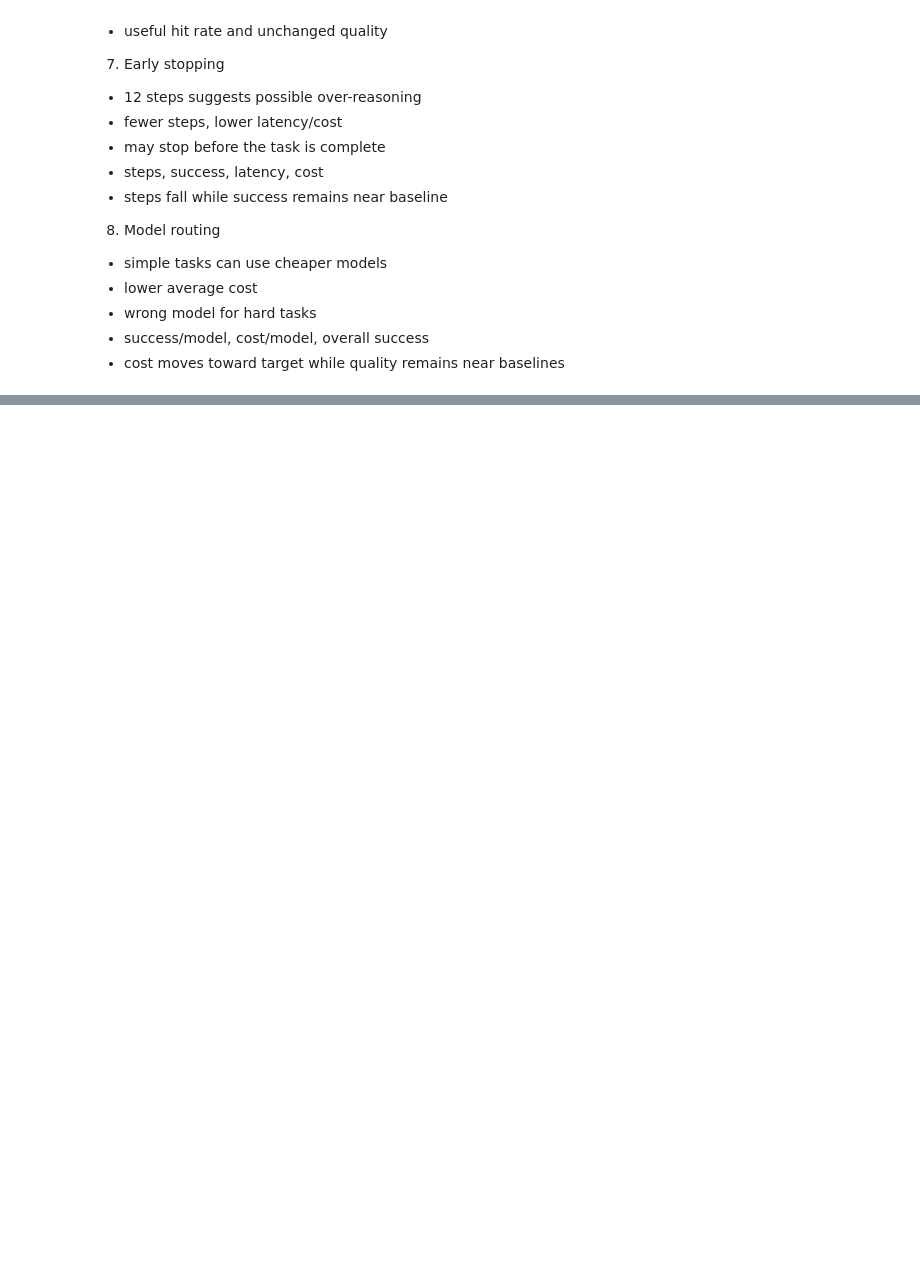
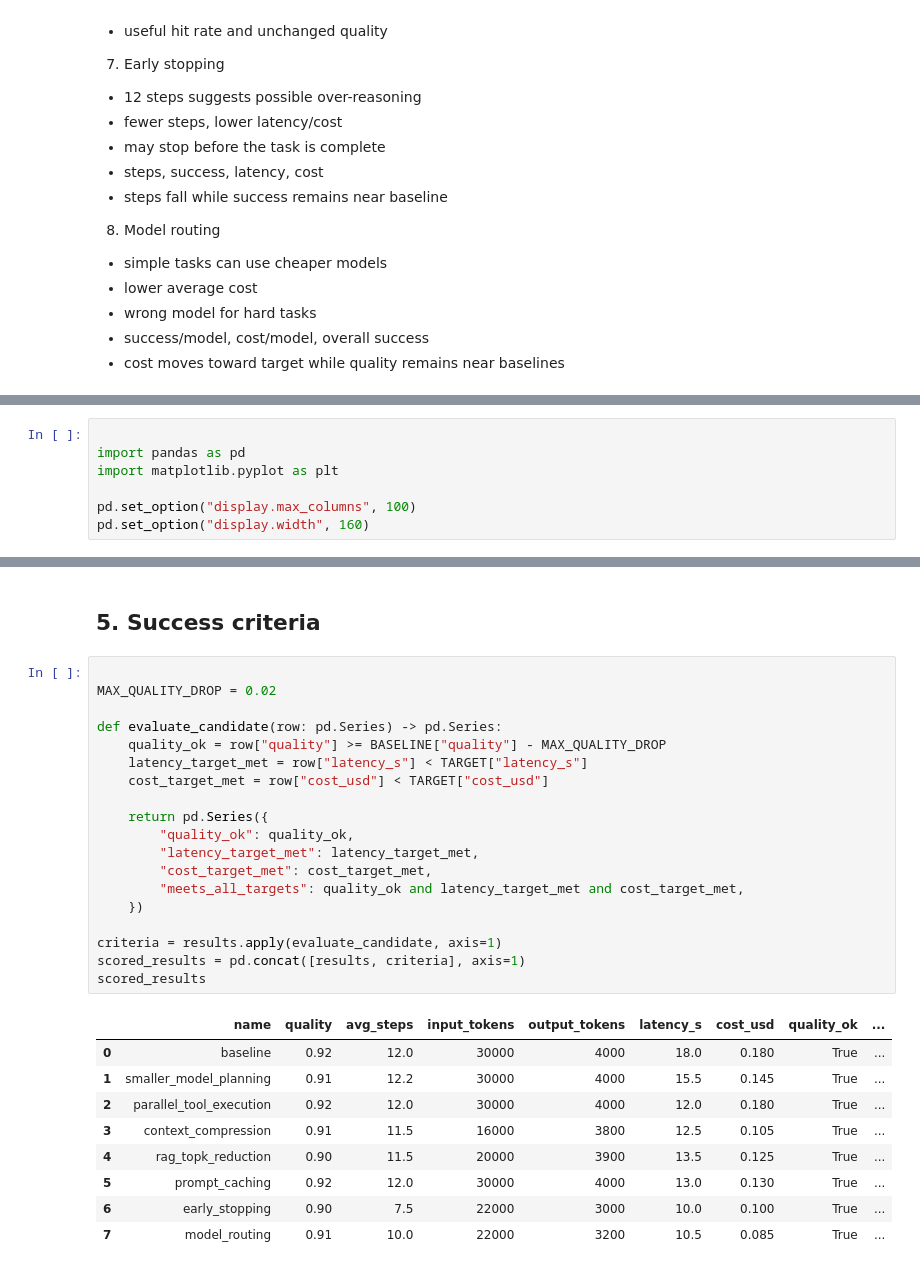
Before and after one commit to hanbanthan/AI-Agent, a Jupyter notebook: exercise/Ex15-Optimization.ipynb, the cells around one changed output, grey strips where cells are left out. Cells and saved outputs as stored; diff of their text form; blank space fills up the shorter version.

```diff
--- a/exercise/Ex15-Optimization.ipynb
+++ b/exercise/Ex15-Optimization.ipynb
@@ -59,0 +87,7 @@ Experiement | Hypothesis | Expected benefit | Potential quality impact | Metrics
+# %%
+
+import pandas as pd
+import matplotlib.pyplot as plt
+
+pd.set_option("display.max_columns", 100)
+pd.set_option("display.width", 160)
@@ -59,0 +289,31 @@ Experiement | Hypothesis | Expected benefit | Potential quality impact | Metrics
+# %% [markdown]
+## 5. Success criteria
+# %%
+
+MAX_QUALITY_DROP = 0.02
+
+def evaluate_candidate(row: pd.Series) -> pd.Series:
+    quality_ok = row["quality"] >= BASELINE["quality"] - MAX_QUALITY_DROP
+    latency_target_met = row["latency_s"] < TARGET["latency_s"]
+    cost_target_met = row["cost_usd"] < TARGET["cost_usd"]
+
+    return pd.Series({
+        "quality_ok": quality_ok,
+        "latency_target_met": latency_target_met,
+        "cost_target_met": cost_target_met,
+        "meets_all_targets": quality_ok and latency_target_met and cost_target_met,
+    })
+
+criteria = results.apply(evaluate_candidate, axis=1)
+scored_results = pd.concat([results, criteria], axis=1)
+scored_results
+# %% [output]
+|  | name | quality | avg_steps | input_tokens | output_tokens | latency_s | cost_usd | quality_ok | ... |
+| 0 | baseline | 0.92 | 12.0 | 30000 | 4000 | 18.0 | 0.180 | True | ... |
+| 1 | smaller_model_planning | 0.91 | 12.2 | 30000 | 4000 | 15.5 | 0.145 | True | ... |
+| 2 | parallel_tool_execution | 0.92 | 12.0 | 30000 | 4000 | 12.0 | 0.180 | True | ... |
+| 3 | context_compression | 0.91 | 11.5 | 16000 | 3800 | 12.5 | 0.105 | True | ... |
+| 4 | rag_topk_reduction | 0.90 | 11.5 | 20000 | 3900 | 13.5 | 0.125 | True | ... |
+| 5 | prompt_caching | 0.92 | 12.0 | 30000 | 4000 | 13.0 | 0.130 | True | ... |
+| 6 | early_stopping | 0.90 | 7.5 | 22000 | 3000 | 10.0 | 0.100 | True | ... |
+| 7 | model_routing | 0.91 | 10.0 | 22000 | 3200 | 10.5 | 0.085 | True | ... |
```
Also changed, not shown: parts of 16 cells of this notebook, 28 other files.
